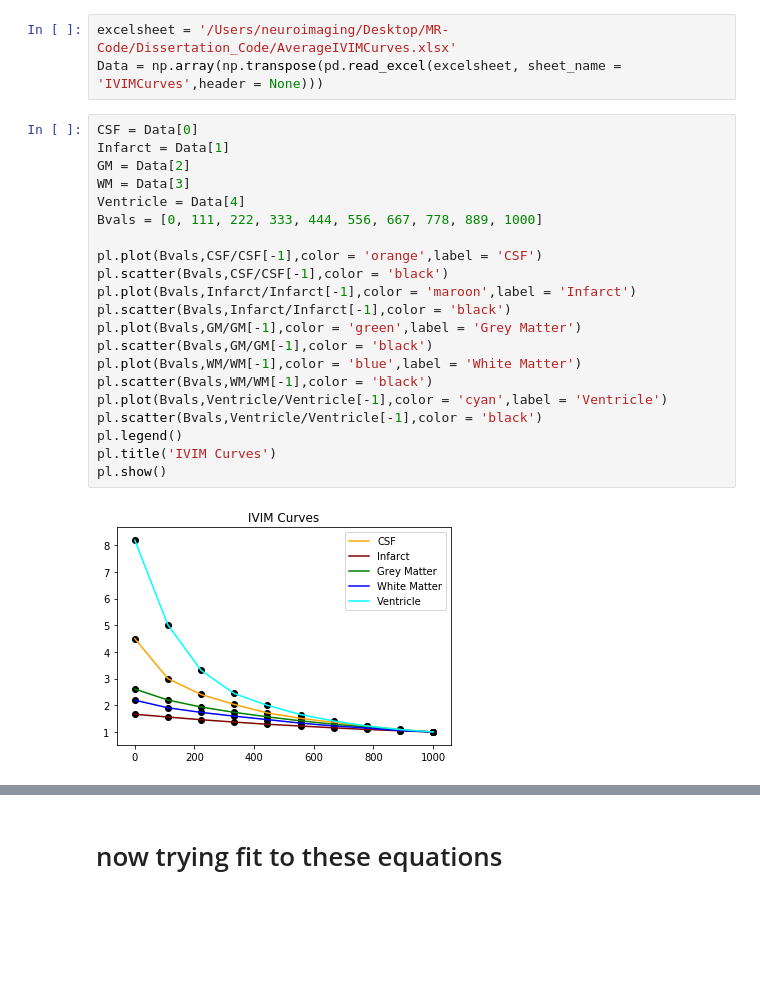
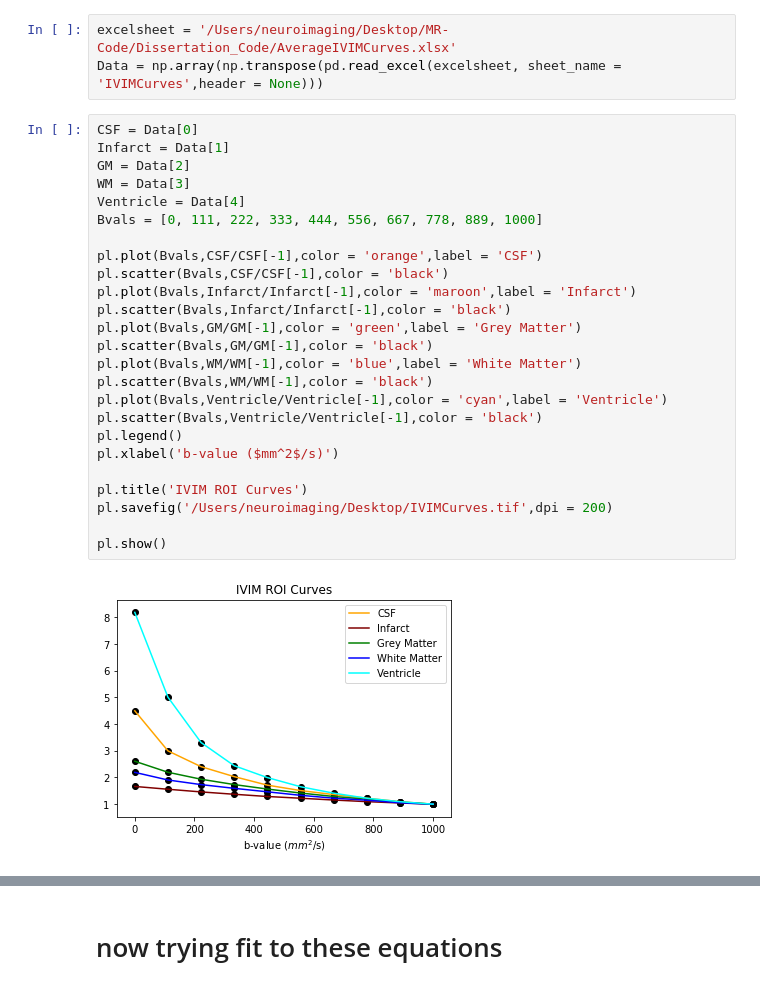
Before and after one commit to miramliu/Dissertation_Code, a Jupyter notebook: AverageIVIMCurves.ipynb, the cells around one changed output, grey strips where cells are left out. Saved outputs shown, nothing was run; the diff lists cells and outputs as text; blank space fills up the shorter version.

```diff
--- a/AverageIVIMCurves.ipynb
+++ b/AverageIVIMCurves.ipynb
@@ -37,26 +37,30 @@ Data = np.array(np.transpose(pd.read_excel(excelsheet, sheet_name = 'IVIMCurves'
 # %%
 CSF = Data[0]
 Infarct = Data[1]
 GM = Data[2]
 WM = Data[3]
 Ventricle = Data[4]
 Bvals = [0, 111, 222, 333, 444, 556, 667, 778, 889, 1000]
 
 pl.plot(Bvals,CSF/CSF[-1],color = 'orange',label = 'CSF')
 pl.scatter(Bvals,CSF/CSF[-1],color = 'black')
 pl.plot(Bvals,Infarct/Infarct[-1],color = 'maroon',label = 'Infarct')
 pl.scatter(Bvals,Infarct/Infarct[-1],color = 'black')
 pl.plot(Bvals,GM/GM[-1],color = 'green',label = 'Grey Matter')
 pl.scatter(Bvals,GM/GM[-1],color = 'black')
 pl.plot(Bvals,WM/WM[-1],color = 'blue',label = 'White Matter')
 pl.scatter(Bvals,WM/WM[-1],color = 'black')
 pl.plot(Bvals,Ventricle/Ventricle[-1],color = 'cyan',label = 'Ventricle')
 pl.scatter(Bvals,Ventricle/Ventricle[-1],color = 'black')
 pl.legend()
-pl.title('IVIM Curves')
+pl.xlabel('b-value ($mm^2$/s)')
+
+pl.title('IVIM ROI Curves')
+pl.savefig('/Users/neuroimaging/Desktop/IVIMCurves.tif',dpi = 200)
+
 pl.show()
 # %% [output]
-[figure, old version]
+[figure, new version]
 # %%
 pl.plot(Bvals,np.log(CSF/CSF[-1]),color = 'orange',label = 'CSF')
 pl.scatter(Bvals,np.log(CSF/CSF[-1]),color = 'black')
```
Also changed, not shown: parts of 1 cell of this notebook.
